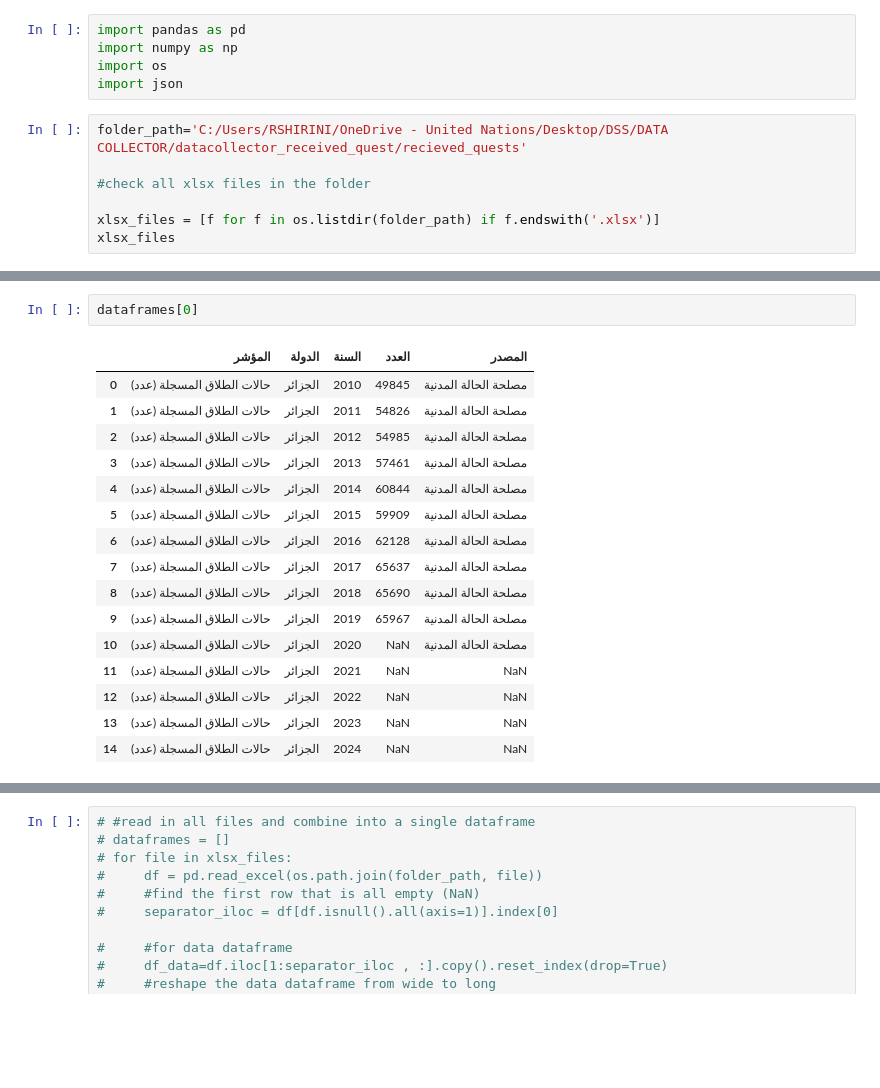
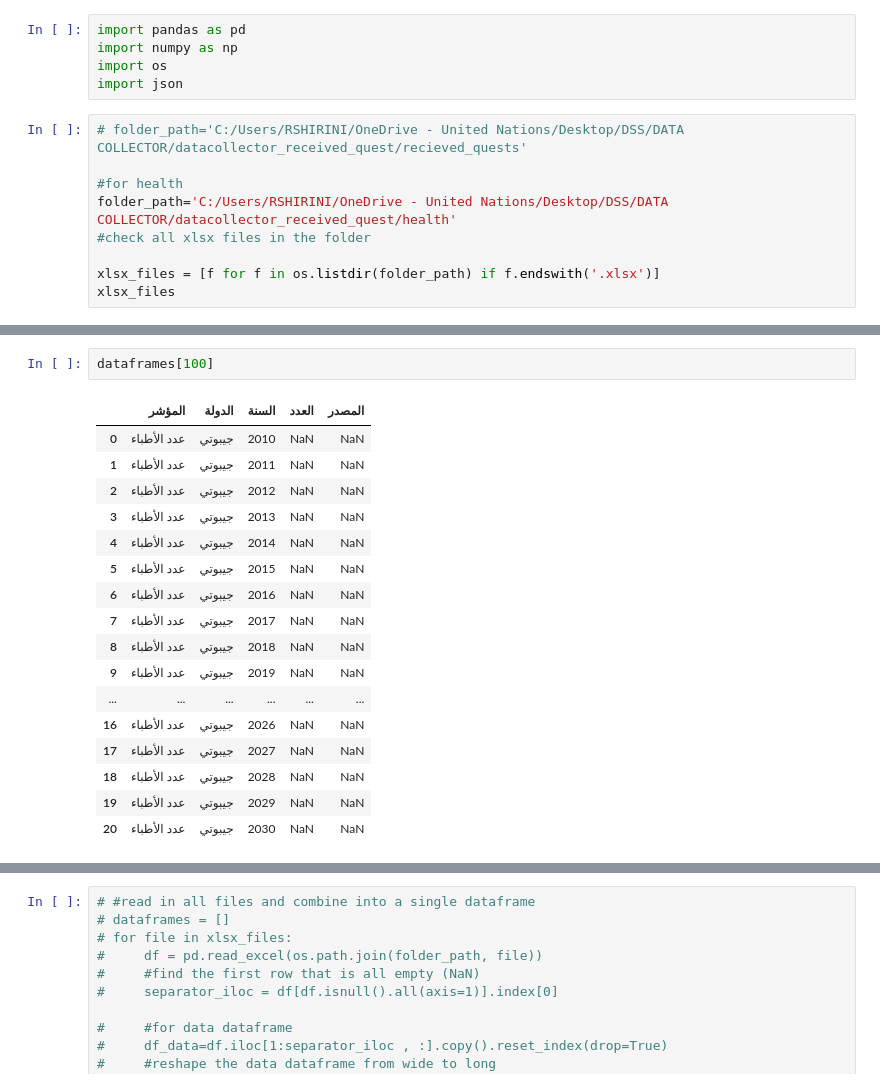
Before and after one commit to raffi1974/DataCollector-Project, a Jupyter notebook: DATACOLLECTOR PROCESSING SHEETS.ipynb, the cells around one changed output, grey strips where cells are left out. Cells and saved outputs as stored; diff of their text form; blank space fills up the shorter version.

```diff
--- a/DATACOLLECTOR PROCESSING SHEETS.ipynb
+++ b/DATACOLLECTOR PROCESSING SHEETS.ipynb
@@ -4,8 +4,10 @@ import numpy as np
 import os
 import json
 # %%
-folder_path='C:/Users/RSHIRINI/OneDrive - United Nations/Desktop/DSS/DATA COLLECTOR/datacollector_received_quest/recieved_quests'
+# folder_path='C:/Users/RSHIRINI/OneDrive - United Nations/Desktop/DSS/DATA COLLECTOR/datacollector_received_quest/recieved_quests'
 
+#for health
+folder_path='C:/Users/RSHIRINI/OneDrive - United Nations/Desktop/DSS/DATA COLLECTOR/datacollector_received_quest/health'
 #check all xlsx files in the folder
 
 xlsx_files = [f for f in os.listdir(folder_path) if f.endswith('.xlsx')]
@@ -92,19 +107,20 @@ Dictionary log saved successfully to: C:/Users/RSHIRINI/OneDrive - United Nation
 # %%
-dataframes[0]
+dataframes[100]
 # %% [output]
 |  | المؤشر | الدولة | السنة | العدد | المصدر |
-| 0 | حالات الطلاق المسجلة (عدد) | الجزائر | 2010 | 49845 | مصلحة الحالة المدنية |
-| 1 | حالات الطلاق المسجلة (عدد) | الجزائر | 2011 | 54826 | مصلحة الحالة المدنية |
-| 2 | حالات الطلاق المسجلة (عدد) | الجزائر | 2012 | 54985 | مصلحة الحالة المدنية |
-| 3 | حالات الطلاق المسجلة (عدد) | الجزائر | 2013 | 57461 | مصلحة الحالة المدنية |
-| 4 | حالات الطلاق المسجلة (عدد) | الجزائر | 2014 | 60844 | مصلحة الحالة المدنية |
-| 5 | حالات الطلاق المسجلة (عدد) | الجزائر | 2015 | 59909 | مصلحة الحالة المدنية |
-| 6 | حالات الطلاق المسجلة (عدد) | الجزائر | 2016 | 62128 | مصلحة الحالة المدنية |
-| 7 | حالات الطلاق المسجلة (عدد) | الجزائر | 2017 | 65637 | مصلحة الحالة المدنية |
-| 8 | حالات الطلاق المسجلة (عدد) | الجزائر | 2018 | 65690 | مصلحة الحالة المدنية |
-| 9 | حالات الطلاق المسجلة (عدد) | الجزائر | 2019 | 65967 | مصلحة الحالة المدنية |
-| 10 | حالات الطلاق المسجلة (عدد) | الجزائر | 2020 | NaN | مصلحة الحالة المدنية |
-| 11 | حالات الطلاق المسجلة (عدد) | الجزائر | 2021 | NaN | NaN |
-| 12 | حالات الطلاق المسجلة (عدد) | الجزائر | 2022 | NaN | NaN |
-| 13 | حالات الطلاق المسجلة (عدد) | الجزائر | 2023 | NaN | NaN |
-| 14 | حالات الطلاق المسجلة (عدد) | الجزائر | 2024 | NaN | NaN |
+| 0 | عدد الأطباء | جيبوتي | 2010 | NaN | NaN |
+| 1 | عدد الأطباء | جيبوتي | 2011 | NaN | NaN |
+| 2 | عدد الأطباء | جيبوتي | 2012 | NaN | NaN |
+| 3 | عدد الأطباء | جيبوتي | 2013 | NaN | NaN |
+| 4 | عدد الأطباء | جيبوتي | 2014 | NaN | NaN |
+| 5 | عدد الأطباء | جيبوتي | 2015 | NaN | NaN |
+| 6 | عدد الأطباء | جيبوتي | 2016 | NaN | NaN |
+| 7 | عدد الأطباء | جيبوتي | 2017 | NaN | NaN |
+| 8 | عدد الأطباء | جيبوتي | 2018 | NaN | NaN |
+| 9 | عدد الأطباء | جيبوتي | 2019 | NaN | NaN |
+| ... | ... | ... | ... | ... | ... |
+| 16 | عدد الأطباء | جيبوتي | 2026 | NaN | NaN |
+| 17 | عدد الأطباء | جيبوتي | 2027 | NaN | NaN |
+| 18 | عدد الأطباء | جيبوتي | 2028 | NaN | NaN |
+| 19 | عدد الأطباء | جيبوتي | 2029 | NaN | NaN |
+| 20 | عدد الأطباء | جيبوتي | 2030 | NaN | NaN |
```
Also changed, not shown: parts of 4 cells of this notebook.
